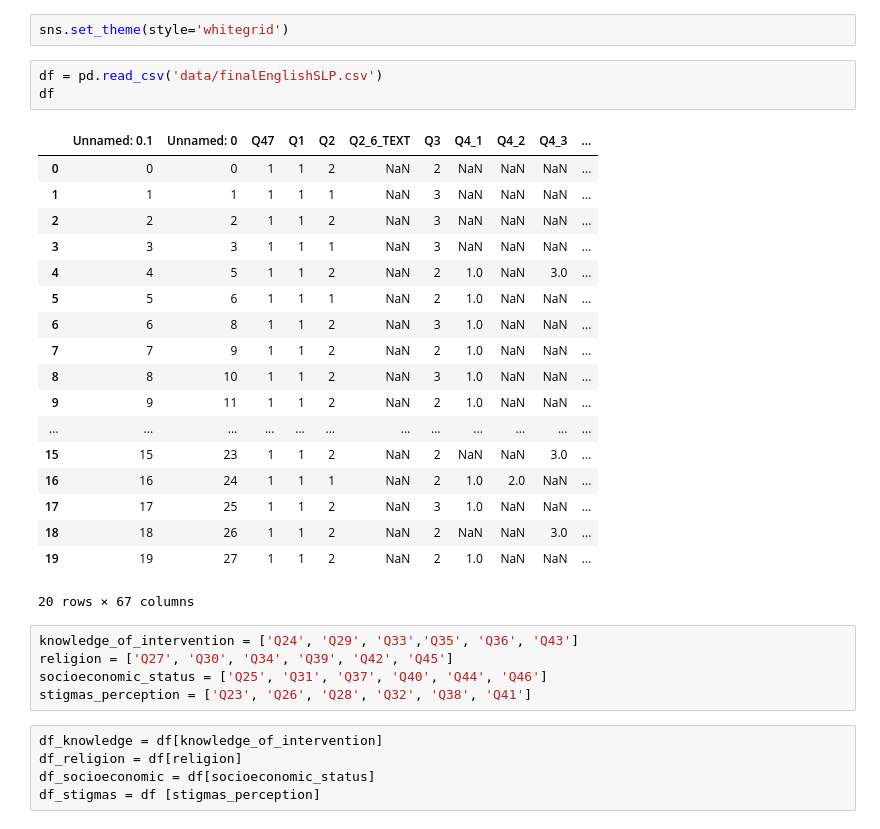
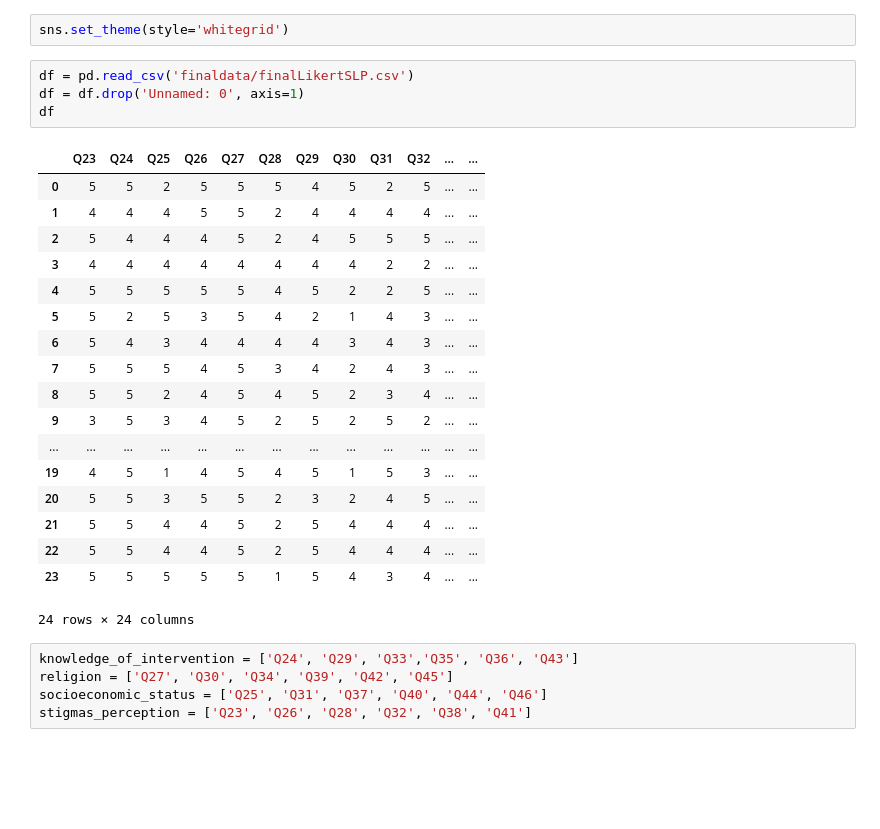
Before and after one commit to lozo6/slp-survey-analytics, a Jupyter notebook: main.ipynb, the cells around one changed output. Saved outputs shown, nothing was run; the diff lists cells and outputs as text; blank space fills up the shorter version.

```diff
--- a/main.ipynb
+++ b/main.ipynb
@@ -7,34 +7,30 @@ from scipy import stats
 # %%
 sns.set_theme(style='whitegrid')
 # %%
-df = pd.read_csv('data/finalEnglishSLP.csv')
+df = pd.read_csv('finaldata/finalLikertSLP.csv')
+df = df.drop('Unnamed: 0', axis=1)
 df
 # %% [output]
-|  | Unnamed: 0.1 | Unnamed: 0 | Q47 | Q1 | Q2 | Q2_6_TEXT | Q3 | Q4_1 | Q4_2 | Q4_3 | ... |
-| 0 | 0 | 0 | 1 | 1 | 2 | NaN | 2 | NaN | NaN | NaN | ... |
-| 1 | 1 | 1 | 1 | 1 | 1 | NaN | 3 | NaN | NaN | NaN | ... |
-| 2 | 2 | 2 | 1 | 1 | 2 | NaN | 3 | NaN | NaN | NaN | ... |
-| 3 | 3 | 3 | 1 | 1 | 1 | NaN | 3 | NaN | NaN | NaN | ... |
-| 4 | 4 | 5 | 1 | 1 | 2 | NaN | 2 | 1.0 | NaN | 3.0 | ... |
-| 5 | 5 | 6 | 1 | 1 | 1 | NaN | 2 | 1.0 | NaN | NaN | ... |
-| 6 | 6 | 8 | 1 | 1 | 2 | NaN | 3 | 1.0 | NaN | NaN | ... |
-| 7 | 7 | 9 | 1 | 1 | 2 | NaN | 2 | 1.0 | NaN | NaN | ... |
-| 8 | 8 | 10 | 1 | 1 | 2 | NaN | 3 | 1.0 | NaN | NaN | ... |
-| 9 | 9 | 11 | 1 | 1 | 2 | NaN | 2 | 1.0 | NaN | NaN | ... |
-| ... | ... | ... | ... | ... | ... | ... | ... | ... | ... | ... | ... |
-| 15 | 15 | 23 | 1 | 1 | 2 | NaN | 2 | NaN | NaN | 3.0 | ... |
-| 16 | 16 | 24 | 1 | 1 | 1 | NaN | 2 | 1.0 | 2.0 | NaN | ... |
-| 17 | 17 | 25 | 1 | 1 | 2 | NaN | 3 | 1.0 | NaN | NaN | ... |
-| 18 | 18 | 26 | 1 | 1 | 2 | NaN | 2 | NaN | NaN | 3.0 | ... |
-| 19 | 19 | 27 | 1 | 1 | 2 | NaN | 2 | 1.0 | NaN | NaN | ... |
+|  | Q23 | Q24 | Q25 | Q26 | Q27 | Q28 | Q29 | Q30 | Q31 | Q32 | ... | ... |
+| 0 | 5 | 5 | 2 | 5 | 5 | 5 | 4 | 5 | 2 | 5 | ... | ... |
+| 1 | 4 | 4 | 4 | 5 | 5 | 2 | 4 | 4 | 4 | 4 | ... | ... |
+| 2 | 5 | 4 | 4 | 4 | 5 | 2 | 4 | 5 | 5 | 5 | ... | ... |
+| 3 | 4 | 4 | 4 | 4 | 4 | 4 | 4 | 4 | 2 | 2 | ... | ... |
+| 4 | 5 | 5 | 5 | 5 | 5 | 4 | 5 | 2 | 2 | 5 | ... | ... |
+| 5 | 5 | 2 | 5 | 3 | 5 | 4 | 2 | 1 | 4 | 3 | ... | ... |
+| 6 | 5 | 4 | 3 | 4 | 4 | 4 | 4 | 3 | 4 | 3 | ... | ... |
+| 7 | 5 | 5 | 5 | 4 | 5 | 3 | 4 | 2 | 4 | 3 | ... | ... |
+| 8 | 5 | 5 | 2 | 4 | 5 | 4 | 5 | 2 | 3 | 4 | ... | ... |
+| 9 | 3 | 5 | 3 | 4 | 5 | 2 | 5 | 2 | 5 | 2 | ... | ... |
+| ... | ... | ... | ... | ... | ... | ... | ... | ... | ... | ... | ... | ... |
+| 19 | 4 | 5 | 1 | 4 | 5 | 4 | 5 | 1 | 5 | 3 | ... | ... |
+| 20 | 5 | 5 | 3 | 5 | 5 | 2 | 3 | 2 | 4 | 5 | ... | ... |
+| 21 | 5 | 5 | 4 | 4 | 5 | 2 | 5 | 4 | 4 | 4 | ... | ... |
+| 22 | 5 | 5 | 4 | 4 | 5 | 2 | 5 | 4 | 4 | 4 | ... | ... |
+| 23 | 5 | 5 | 5 | 5 | 5 | 1 | 5 | 4 | 3 | 4 | ... | ... |
-20 rows × 67 columns
+24 rows × 24 columns
 # %%
 knowledge_of_intervention = ['Q24', 'Q29', 'Q33','Q35', 'Q36', 'Q43']
 religion = ['Q27', 'Q30', 'Q34', 'Q39', 'Q42', 'Q45']
 socioeconomic_status = ['Q25', 'Q31', 'Q37', 'Q40', 'Q44', 'Q46']
 stigmas_perception = ['Q23', 'Q26', 'Q28', 'Q32', 'Q38', 'Q41']
-# %%
-df_knowledge = df[knowledge_of_intervention]
-df_religion = df[religion]
-df_socioeconomic = df[socioeconomic_status]
-df_stigmas = df [stigmas_perception]
```
Also changed, not shown: parts of 6 cells of this notebook, 11 other files.
